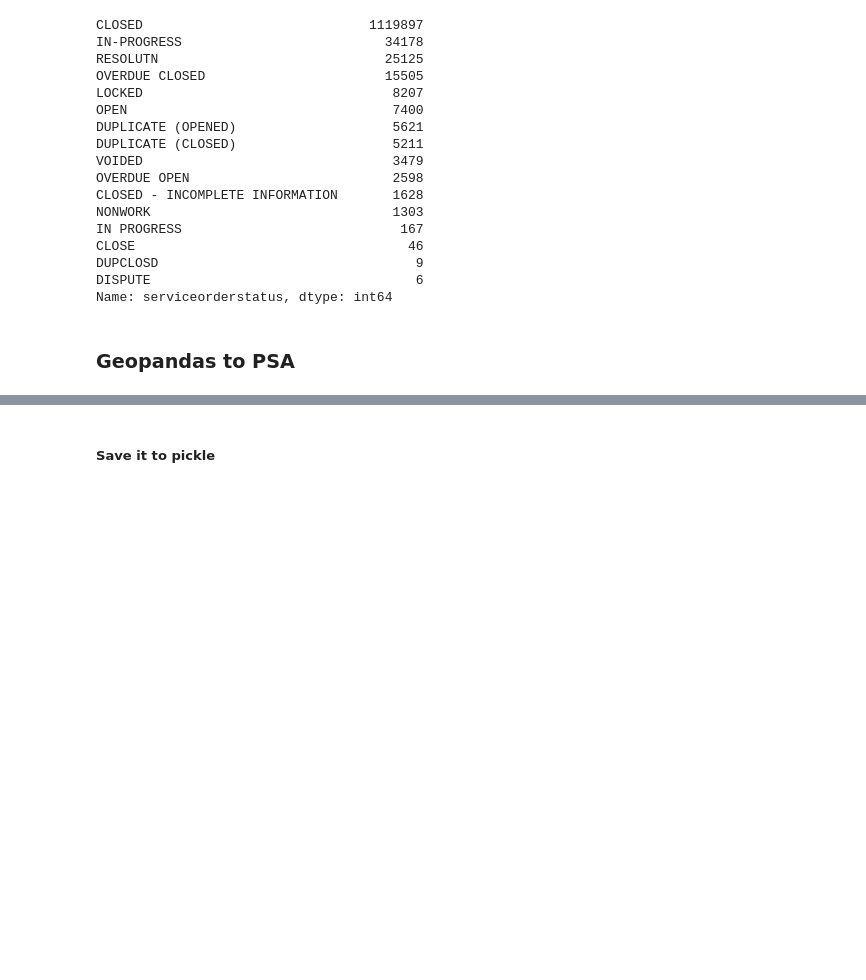
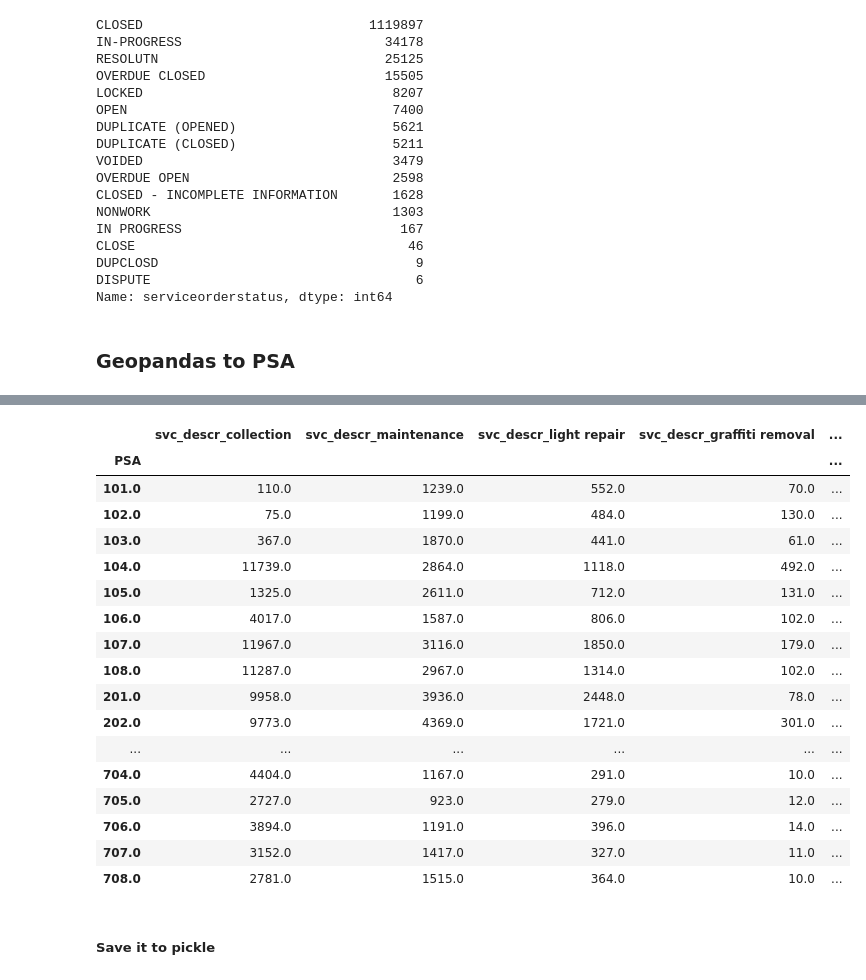
Before and after one commit to haoapple/The_Lab_DC_client_project, a Jupyter notebook: 02.EDA.ipynb, the cells around one changed output, grey strips where cells are left out. Cells and saved outputs as stored; diff of their text form; code cells hidden in the pictures; blank space fills up the shorter version.

```diff
--- a/02.EDA.ipynb
+++ b/02.EDA.ipynb
@@ -790,3 +945,29 @@ csr_train.set_index('objectid', inplace=True)
+# %%
+csr_train.groupby(['PSA'])['svc_descr_collection',
+                           'svc_descr_maintenance',
+                           'svc_descr_light repair',
+                           'svc_descr_graffiti removal',
+                           'svc_descr_street cleaning',
+                           'svc_descr_parking meter repair'].agg(sum)
+# %% [output]
+|  | svc_descr_collection | svc_descr_maintenance | svc_descr_light repair | svc_descr_graffiti removal | ... |
+| PSA |  |  |  |  | ... |
+| 101.0 | 110.0 | 1239.0 | 552.0 | 70.0 | ... |
+| 102.0 | 75.0 | 1199.0 | 484.0 | 130.0 | ... |
+| 103.0 | 367.0 | 1870.0 | 441.0 | 61.0 | ... |
+| 104.0 | 11739.0 | 2864.0 | 1118.0 | 492.0 | ... |
+| 105.0 | 1325.0 | 2611.0 | 712.0 | 131.0 | ... |
+| 106.0 | 4017.0 | 1587.0 | 806.0 | 102.0 | ... |
+| 107.0 | 11967.0 | 3116.0 | 1850.0 | 179.0 | ... |
+| 108.0 | 11287.0 | 2967.0 | 1314.0 | 102.0 | ... |
+| 201.0 | 9958.0 | 3936.0 | 2448.0 | 78.0 | ... |
+| 202.0 | 9773.0 | 4369.0 | 1721.0 | 301.0 | ... |
+| ... | ... | ... | ... | ... | ... |
+| 704.0 | 4404.0 | 1167.0 | 291.0 | 10.0 | ... |
+| 705.0 | 2727.0 | 923.0 | 279.0 | 12.0 | ... |
+| 706.0 | 3894.0 | 1191.0 | 396.0 | 14.0 | ... |
+| 707.0 | 3152.0 | 1417.0 | 327.0 | 11.0 | ... |
+| 708.0 | 2781.0 | 1515.0 | 364.0 | 10.0 | ... |
 # %% [markdown]
 ##### Save it to pickle
 # %%
```
Also changed, not shown: parts of 27 cells of this notebook.
